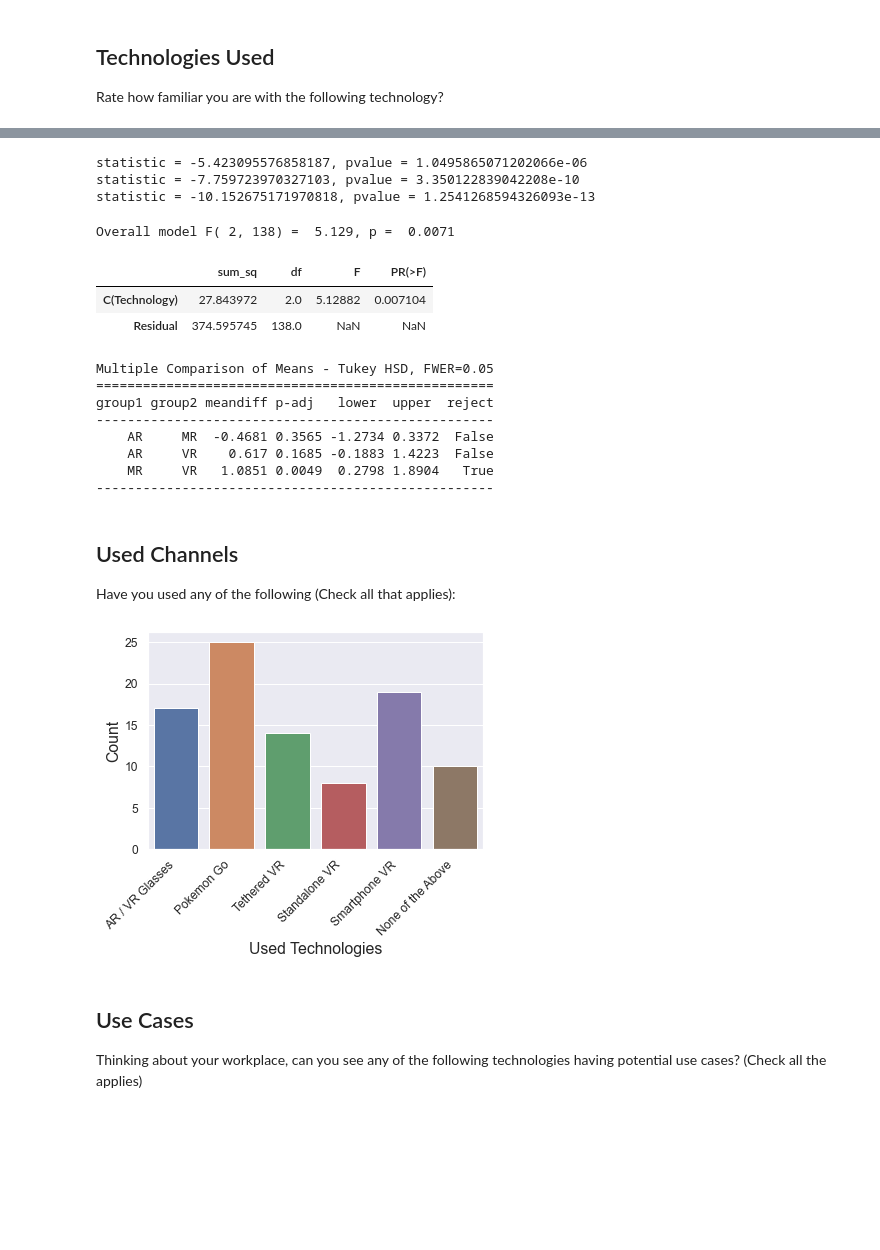
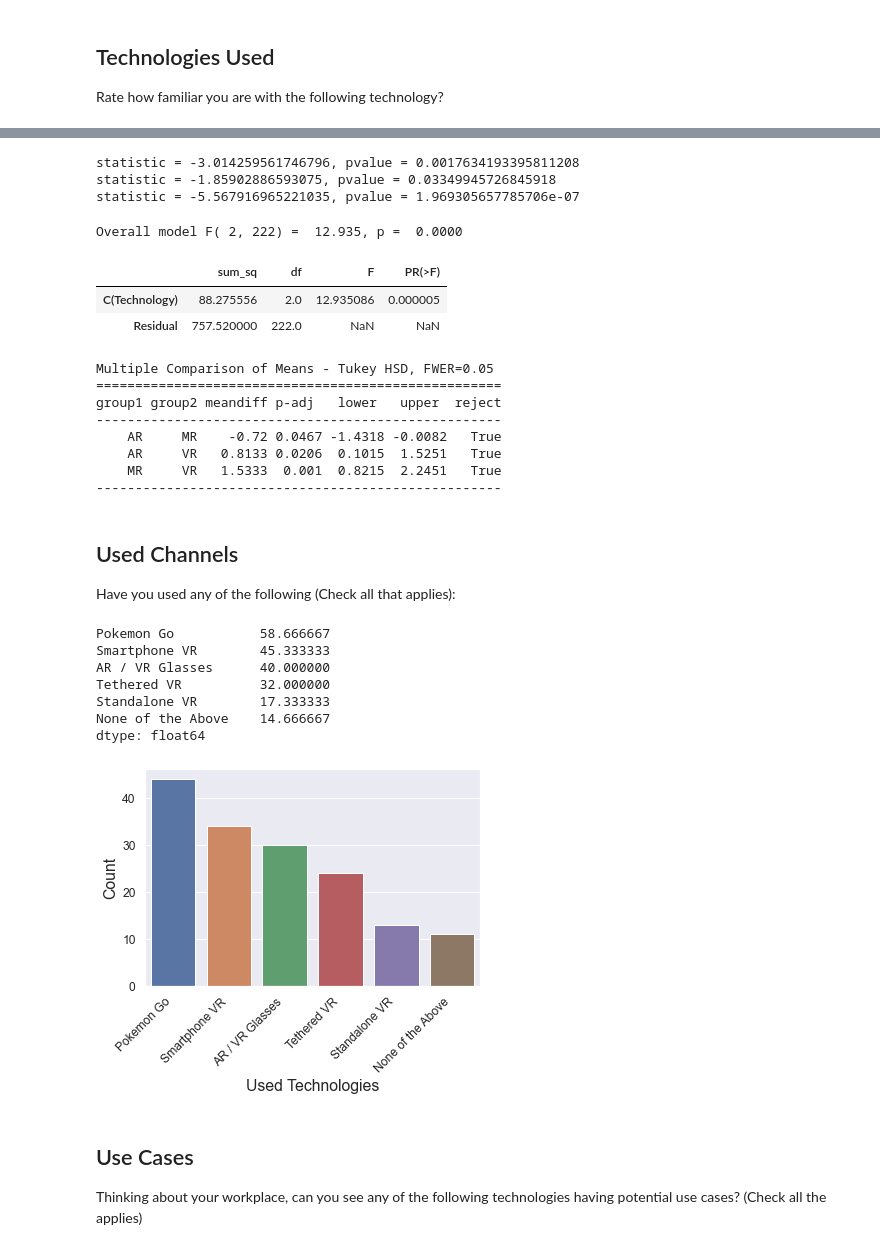
Before and after one commit to markhary/mktg3554_survey, a Jupyter notebook: holly.ipynb, the cells around one changed output, grey strips where cells are left out. Cells and saved outputs as stored; diff of their text form; code cells hidden in the pictures; blank space fills up the shorter version.

Commit message:
Fixed bug. I had mistakenly kept the "Other" participants instead of excluding them (in other words, the analysis was the opposite of what I wanted)

```diff
--- a/holly.ipynb
+++ b/holly.ipynb
@@ -232,4 +232,7 @@ survey_data.loc[survey_data['Industry_Construction'] == "Yes", 'Industry_Simple'
 survey_data['Industry_Simple'] = survey_data['Industry_Simple'].fillna('Other')
 # %%
 # delete the survey_data that is Other
-survey_data = survey_data[survey_data['Industry'] == 'Other']
+display(survey_data.shape)
+survey_data = survey_data[survey_data['Industry'] != 'Other']
+display(survey_data.shape)
+n_mac_participants, n_rows = survey_data.shape;
@@ -312,65 +318,74 @@ save_figure(chart.get_figure(), "Technology_Means")
 statistic, pvalue = stats.ttest_1samp(technology["VR"], 5.0, alternative='less')
 print(f"statistic = {statistic}, pvalue = {pvalue}")
 
-statistic, pvalue = stats.ttest_1samp(technology["AR"], 5.0, alternative='less')
+statistic, pvalue = stats.ttest_1samp(technology["AR"], 4.0, alternative='less')
 print(f"statistic = {statistic}, pvalue = {pvalue}")
 
-statistic, pvalue = stats.ttest_1samp(technology["MR"], 5.0, alternative='less')
+statistic, pvalue = stats.ttest_1samp(technology["MR"], 4.0, alternative='less')
 print(f"statistic = {statistic}, pvalue = {pvalue}")
 # %% [output]
-statistic = -5.423095576858187, pvalue = 1.0495865071202066e-06
-statistic = -7.759723970327103, pvalue = 3.350122839042208e-10
-statistic = -10.152675171970818, pvalue = 1.2541268594326093e-13
+statistic = -3.014259561746796, pvalue = 0.0017634193395811208
+statistic = -1.85902886593075, pvalue = 0.03349945726845918
+statistic = -5.567916965221035, pvalue = 1.969305657785706e-07
 # %%
 variable = "Technology";
 value = "Score"
 columns = ["VR", "MR", "AR"]
 anova_analysis(technology, columns, variable, value);
 # %% [output]
-Overall model F( 2, 138) =  5.129, p =  0.0071
+Overall model F( 2, 222) =  12.935, p =  0.0000
 |  | sum_sq | df | F | PR(>F) |
-| C(Technology) | 27.843972 | 2.0 | 5.12882 | 0.007104 |
-| Residual | 374.595745 | 138.0 | NaN | NaN |
+| C(Technology) | 88.275556 | 2.0 | 12.935086 | 0.000005 |
+| Residual | 757.520000 | 222.0 | NaN | NaN |
 Multiple Comparison of Means - Tukey HSD, FWER=0.05
-===================================================
-group1 group2 meandiff p-adj   lower  upper  reject
----------------------------------------------------
-    AR     MR  -0.4681 0.3565 -1.2734 0.3372  False
-    AR     VR    0.617 0.1685 -0.1883 1.4223  False
-    MR     VR   1.0851 0.0049  0.2798 1.8904   True
----------------------------------------------------
+====================================================
+group1 group2 meandiff p-adj   lower   upper  reject
+----------------------------------------------------
+    AR     MR    -0.72 0.0467 -1.4318 -0.0082   True
+    AR     VR   0.8133 0.0206  0.1015  1.5251   True
+    MR     VR   1.5333  0.001  0.8215  2.2451   True
+----------------------------------------------------
 # %% [markdown]
 ## Used Channels
 Have you used any of the following (Check all that applies):
 # %%
 # Used                                      21
 USED_GLASSES = "AR / VR Glasses"
 USED_POKEMON = "Pokemon Go"
 USED_TETHERED = "Tethered VR"
 USED_STANDALONE = "Standalone VR"
 USED_SMARTPHONE = "Smartphone VR"
 USED_NONE = "None of the Above"
 
-columns = [USED_GLASSES, USED_POKEMON, USED_TETHERED,
-          USED_STANDALONE, USED_SMARTPHONE, USED_NONE]
+columns = [USED_POKEMON, USED_SMARTPHONE, USED_GLASSES, USED_TETHERED,
+          USED_STANDALONE, USED_NONE]
 used_data = pd.DataFrame(columns=columns)
 used_data[USED_GLASSES] = survey_data["Used"].str.contains(USED_GLASSES)
 used_data[USED_POKEMON] = survey_data["Used"].str.contains(USED_POKEMON)
 used_data[USED_TETHERED] = survey_data["Used"].str.contains(USED_TETHERED)
 used_data[USED_STANDALONE] = survey_data["Used"].str.contains(USED_STANDALONE)
 used_data[USED_SMARTPHONE] = survey_data["Used"].str.contains(USED_SMARTPHONE)
 used_data[USED_NONE] = survey_data["Used"].str.contains("Not Applicable")
 used_data[USED_NONE] = survey_data["Used"].fillna(True)
 
 Used = used_data[used_data==True][columns].count();
 chart = sns.barplot(y=Used.values, x=Used.index);
 rotate_xlabels(chart)
 chart.set_xlabel("Used Technologies");
 chart.set_ylabel("Count");
 increase_axes(chart)
 save_figure(chart.get_figure(), 'Used');
+
+display(Used/n_mac_participants*100)
 # %% [output]
+Pokemon Go           58.666667
+Smartphone VR        45.333333
+AR / VR Glasses      40.000000
+Tethered VR          32.000000
+Standalone VR        17.333333
+None of the Above    14.666667
+dtype: float64
-[figure, old version]
+[figure, new version]
 # %% [markdown]
 ## Use Cases
 Thinking about your workplace, can you see any of the following technologies having potential use cases? (Check all the applies)
```
Also changed, not shown: parts of 15 cells of this notebook, 36 other files.
